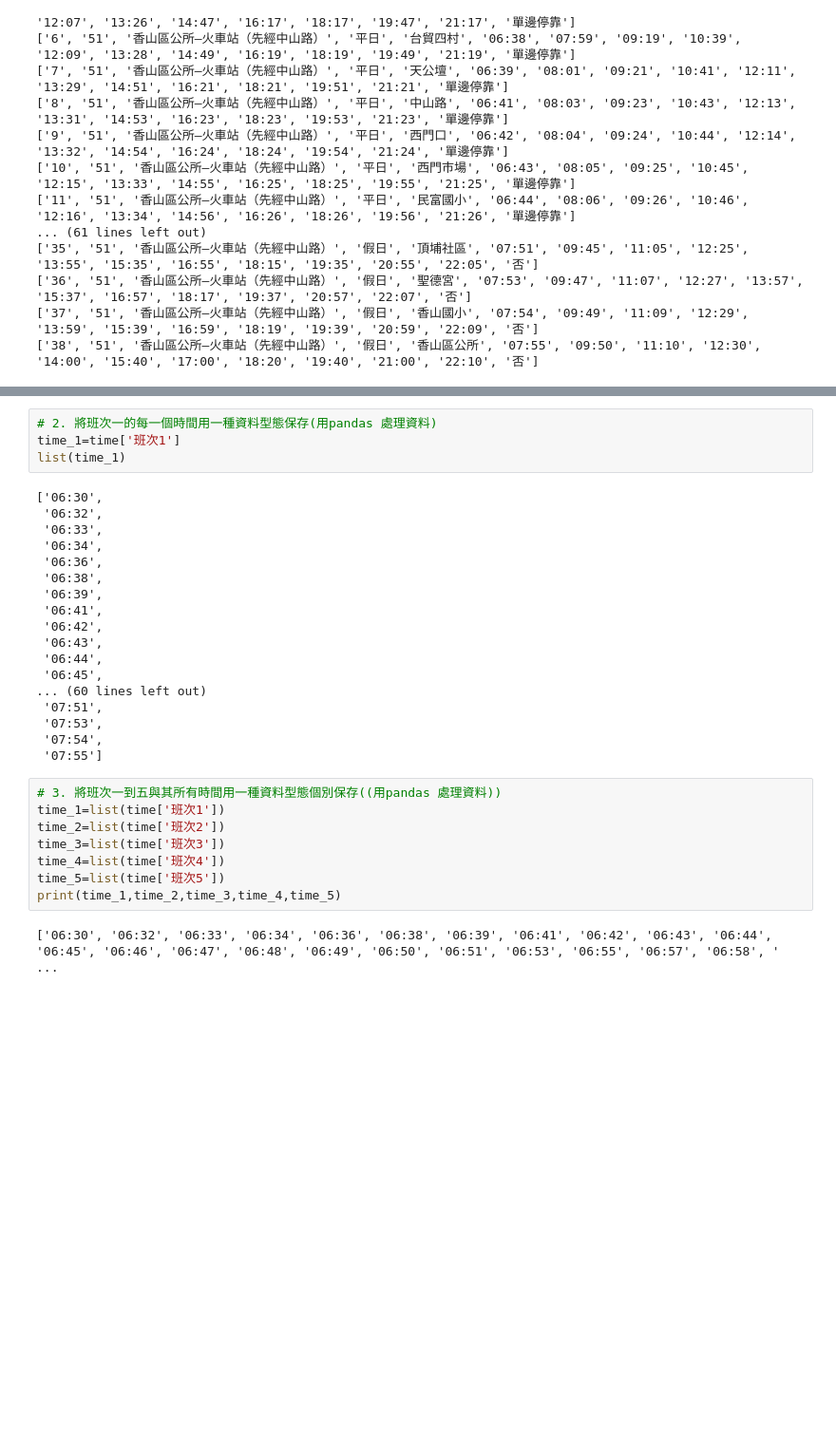
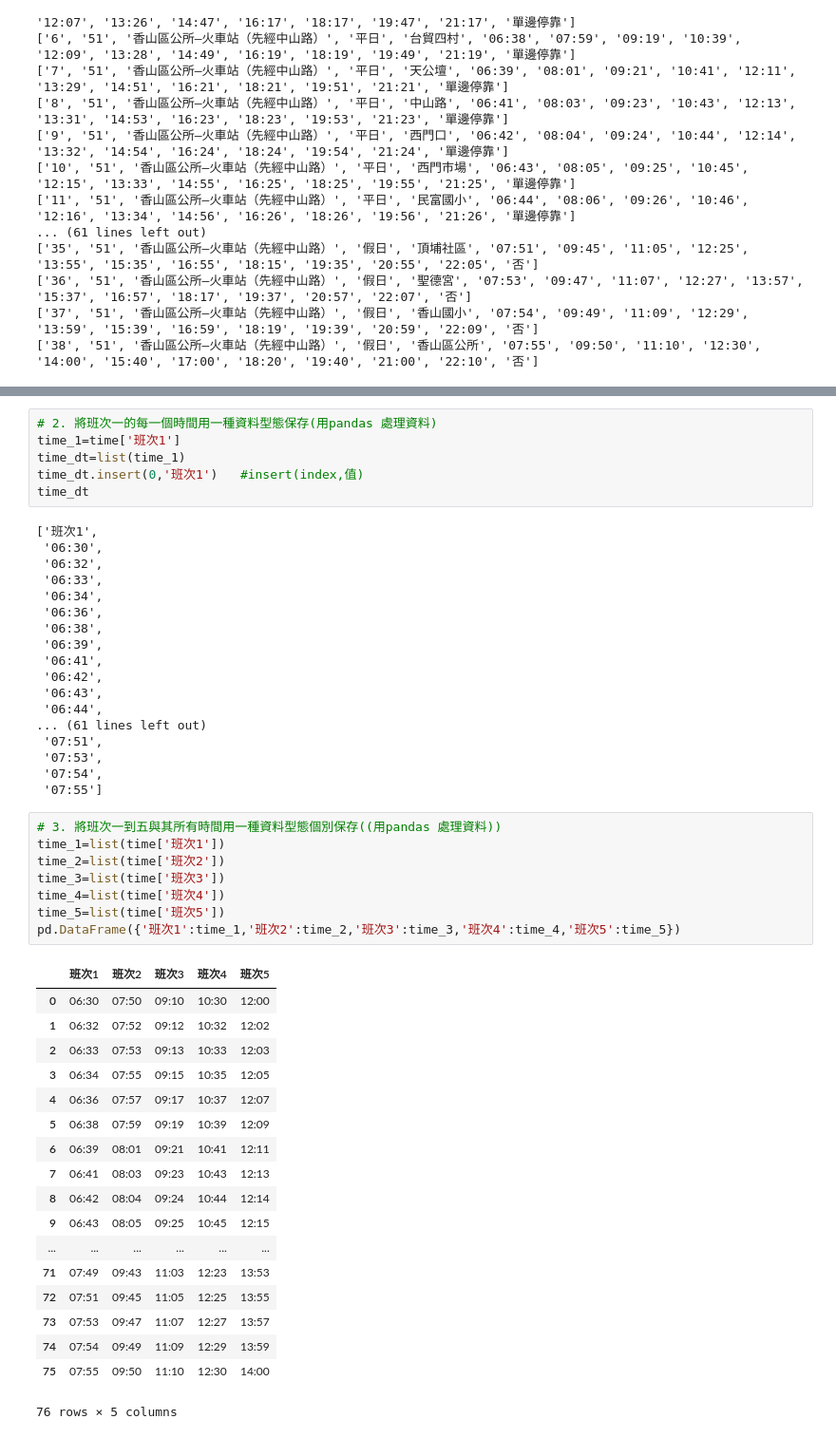
Before and after one commit to claude1016/1st-PyCrawlerMarathon, a Jupyter notebook: Day002_HW.ipynb, the cells around one changed output, grey strips where cells are left out. Shown: that part at 95% size. Cells and saved outputs as stored; diff of their text form; blank space fills up the shorter version.

```diff
--- a/Day002_HW.ipynb
+++ b/Day002_HW.ipynb
@@ -177,9 +206,12 @@ Name: 班次1, Length: 76, dtype: object
 # %%
 # 2. 將班次一的每一個時間用一種資料型態保存(用pandas 處理資料)
 time_1=time['班次1']
-list(time_1)
+time_dt=list(time_1)
+time_dt.insert(0,'班次1')   #insert(index,值)
+time_dt
 # %% [output]
-['06:30',
+['班次1',
+ '06:30',
  '06:32',
  '06:33',
  '06:34',
@@ -190,8 +222,7 @@ list(time_1)
  '06:42',
  '06:43',
  '06:44',
- '06:45',
-... (60 lines left out)
+... (61 lines left out)
  '07:51',
  '07:53',
  '07:54',
@@ -199,10 +230,27 @@ list(time_1)
 # %%
 # 3. 將班次一到五與其所有時間用一種資料型態個別保存((用pandas 處理資料))
 time_1=list(time['班次1'])
 time_2=list(time['班次2'])
 time_3=list(time['班次3'])
 time_4=list(time['班次4'])
 time_5=list(time['班次5'])
-print(time_1,time_2,time_3,time_4,time_5)
+pd.DataFrame({'班次1':time_1,'班次2':time_2,'班次3':time_3,'班次4':time_4,'班次5':time_5})
 # %% [output]
+|  | 班次1 | 班次2 | 班次3 | 班次4 | 班次5 |
+| 0 | 06:30 | 07:50 | 09:10 | 10:30 | 12:00 |
+| 1 | 06:32 | 07:52 | 09:12 | 10:32 | 12:02 |
+| 2 | 06:33 | 07:53 | 09:13 | 10:33 | 12:03 |
+| 3 | 06:34 | 07:55 | 09:15 | 10:35 | 12:05 |
+| 4 | 06:36 | 07:57 | 09:17 | 10:37 | 12:07 |
+| 5 | 06:38 | 07:59 | 09:19 | 10:39 | 12:09 |
+| 6 | 06:39 | 08:01 | 09:21 | 10:41 | 12:11 |
+| 7 | 06:41 | 08:03 | 09:23 | 10:43 | 12:13 |
+| 8 | 06:42 | 08:04 | 09:24 | 10:44 | 12:14 |
+| 9 | 06:43 | 08:05 | 09:25 | 10:45 | 12:15 |
+| ... | ... | ... | ... | ... | ... |
+| 71 | 07:49 | 09:43 | 11:03 | 12:23 | 13:53 |
+| 72 | 07:51 | 09:45 | 11:05 | 12:25 | 13:55 |
+| 73 | 07:53 | 09:47 | 11:07 | 12:27 | 13:57 |
+| 74 | 07:54 | 09:49 | 11:09 | 12:29 | 13:59 |
+| 75 | 07:55 | 09:50 | 11:10 | 12:30 | 14:00 |
-['06:30', '06:32', '06:33', '06:34', '06:36', '06:38', '06:39', '06:41', '06:42', '06:43', '06:44', '06:45', '06:46', '06:47', '06:48', '06:49', '06:50', '06:51', '06:53', '06:55', '06:57', '06:58', ' ...
+76 rows × 5 columns
```
Also changed, not shown: parts of 4 cells of this notebook.
